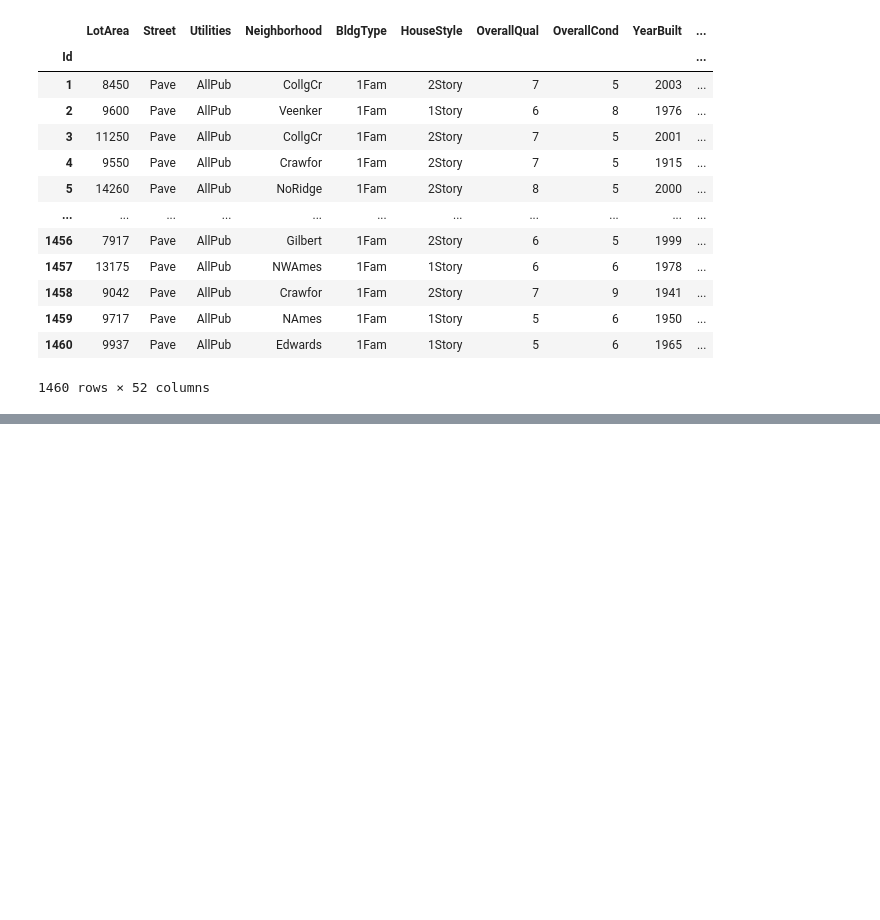
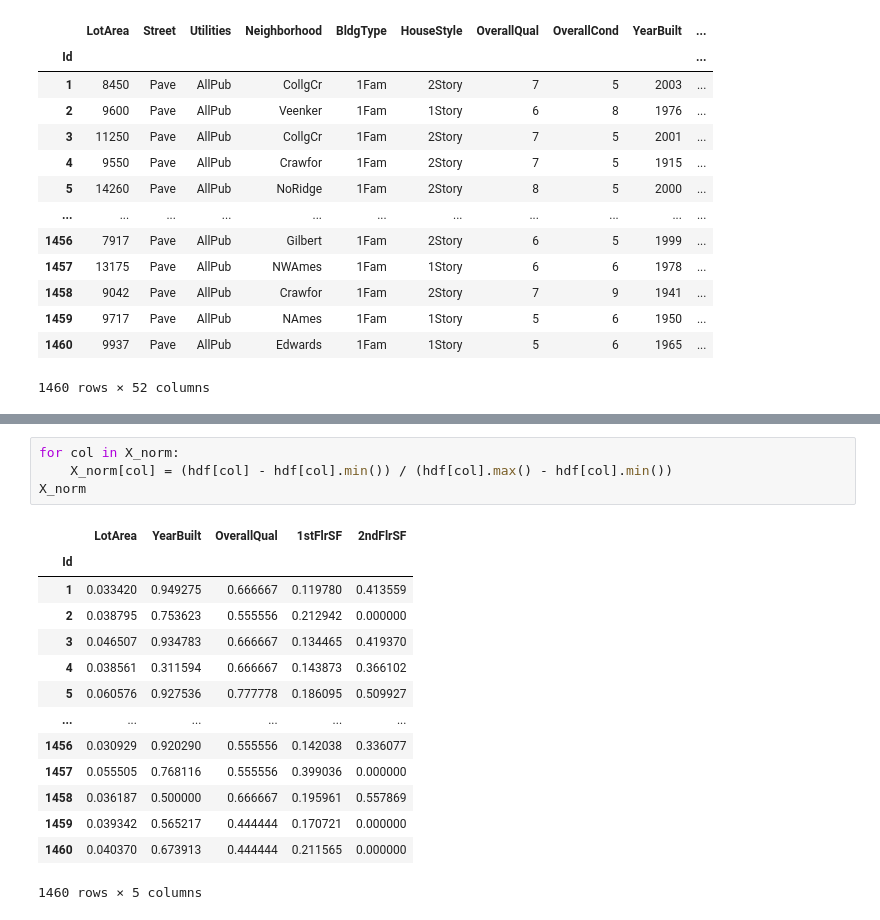
Before and after one commit to otieno-okoko/Housing-Data-analysis, a Jupyter notebook: pandas_housing data analysis.ipynb, the cells around one changed output, grey strips where cells are left out. Cells and saved outputs as stored; diff of their text form; blank space fills up the shorter version.

```diff
--- a/pandas_housing data analysis.ipynb
+++ b/pandas_housing data analysis.ipynb
@@ -628,0 +653,19 @@ Note: you may need to restart the kernel to use updated packages.
+# %%
+for col in X_norm:
+    X_norm[col] = (hdf[col] - hdf[col].min()) / (hdf[col].max() - hdf[col].min())
+X_norm
+# %% [output]
+|  | LotArea | YearBuilt | OverallQual | 1stFlrSF | 2ndFlrSF |
+| Id |  |  |  |  |  |
+| 1 | 0.033420 | 0.949275 | 0.666667 | 0.119780 | 0.413559 |
+| 2 | 0.038795 | 0.753623 | 0.555556 | 0.212942 | 0.000000 |
+| 3 | 0.046507 | 0.934783 | 0.666667 | 0.134465 | 0.419370 |
+| 4 | 0.038561 | 0.311594 | 0.666667 | 0.143873 | 0.366102 |
+| 5 | 0.060576 | 0.927536 | 0.777778 | 0.186095 | 0.509927 |
+| ... | ... | ... | ... | ... | ... |
+| 1456 | 0.030929 | 0.920290 | 0.555556 | 0.142038 | 0.336077 |
+| 1457 | 0.055505 | 0.768116 | 0.555556 | 0.399036 | 0.000000 |
+| 1458 | 0.036187 | 0.500000 | 0.666667 | 0.195961 | 0.557869 |
+| 1459 | 0.039342 | 0.565217 | 0.444444 | 0.170721 | 0.000000 |
+| 1460 | 0.040370 | 0.673913 | 0.444444 | 0.211565 | 0.000000 |
+1460 rows × 5 columns
```
Also changed, not shown: parts of 22 cells of this notebook, 4 other files.
